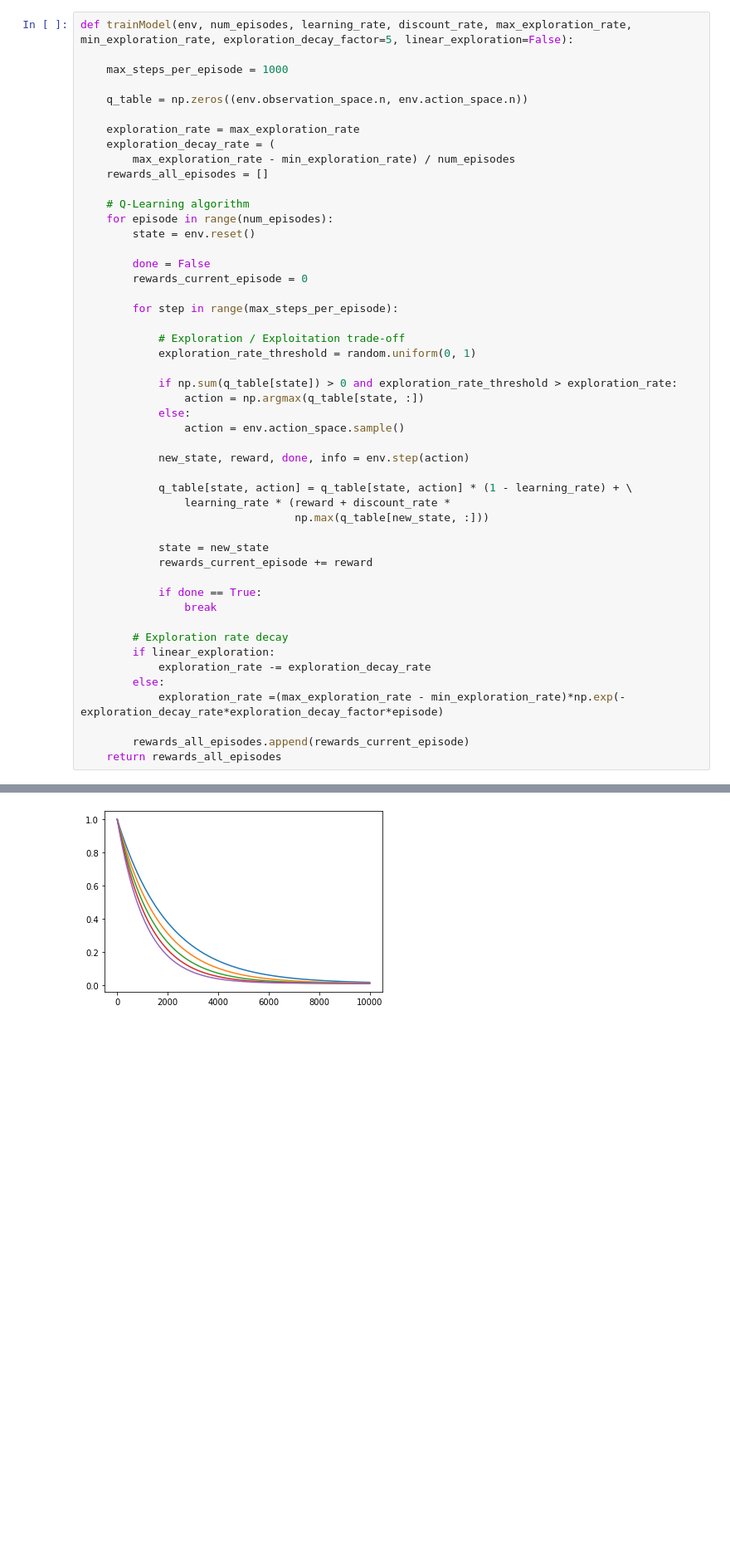
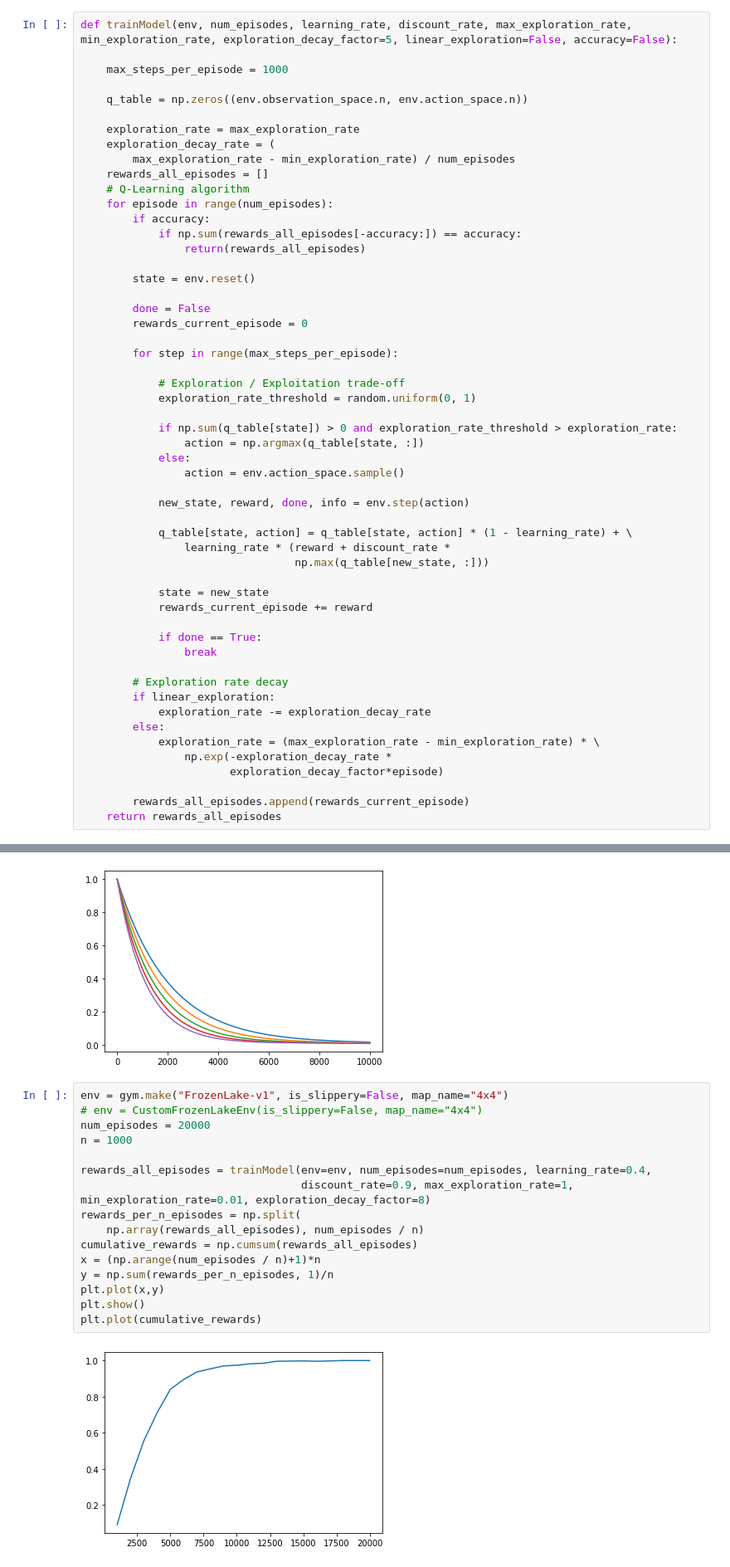
Before and after one commit to Samworth27/DRL-Workshop, a Jupyter notebook: week2/a.ipynb, the cells around one changed output, grey strips where cells are left out. Shown at 83% size. Drawn from its saved outputs; the diff is of its cells as text; blank space fills up the shorter version.

```diff
--- a/week2/a.ipynb
+++ b/week2/a.ipynb
@@ -32,5 +423,5 @@ import matplotlib.pyplot as plt
 # %%
-def trainModel(env, num_episodes, learning_rate, discount_rate, max_exploration_rate, min_exploration_rate, exploration_decay_factor=5, linear_exploration=False):
+def trainModel(env, num_episodes, learning_rate, discount_rate, max_exploration_rate, min_exploration_rate, exploration_decay_factor=5, linear_exploration=False, accuracy=False):
 
     max_steps_per_episode = 1000
 
@@ -40,9 +431,12 @@ def trainModel(env, num_episodes, learning_rate, discount_rate, max_exploration_
     exploration_decay_rate = (
         max_exploration_rate - min_exploration_rate) / num_episodes
     rewards_all_episodes = []
-
     # Q-Learning algorithm
     for episode in range(num_episodes):
+        if accuracy:
+            if np.sum(rewards_all_episodes[-accuracy:]) == accuracy:
+                return(rewards_all_episodes)
+
         state = env.reset()
 
         done = False
@@ -74,7 +468,9 @@ def trainModel(env, num_episodes, learning_rate, discount_rate, max_exploration_
         if linear_exploration:
             exploration_rate -= exploration_decay_rate
         else:
-            exploration_rate =(max_exploration_rate - min_exploration_rate)*np.exp(-exploration_decay_rate*exploration_decay_factor*episode)
+            exploration_rate = (max_exploration_rate - min_exploration_rate) * \
+                np.exp(-exploration_decay_rate *
+                       exploration_decay_factor*episode)
 
         rewards_all_episodes.append(rewards_current_episode)
     return rewards_all_episodes
@@ -89,3 +485,21 @@ for i in range(5,10):
   explorationDecayRate(10000,1,0.01,i)
 # %% [output]
 [figure]
+# %%
+env = gym.make("FrozenLake-v1", is_slippery=False, map_name="4x4")
+# env = CustomFrozenLakeEnv(is_slippery=False, map_name="4x4")
+num_episodes = 20000
+n = 1000
+
+rewards_all_episodes = trainModel(env=env, num_episodes=num_episodes, learning_rate=0.4,
+                                  discount_rate=0.9, max_exploration_rate=1, min_exploration_rate=0.01, exploration_decay_factor=8)
+rewards_per_n_episodes = np.split(
+    np.array(rewards_all_episodes), num_episodes / n)
+cumulative_rewards = np.cumsum(rewards_all_episodes)
+x = (np.arange(num_episodes / n)+1)*n
+y = np.sum(rewards_per_n_episodes, 1)/n
+plt.plot(x,y)
+plt.show()
+plt.plot(cumulative_rewards)
+# %% [output]
+[figure, added]
```
Also changed, not shown: parts of 14 cells of this notebook, 1 other file.
